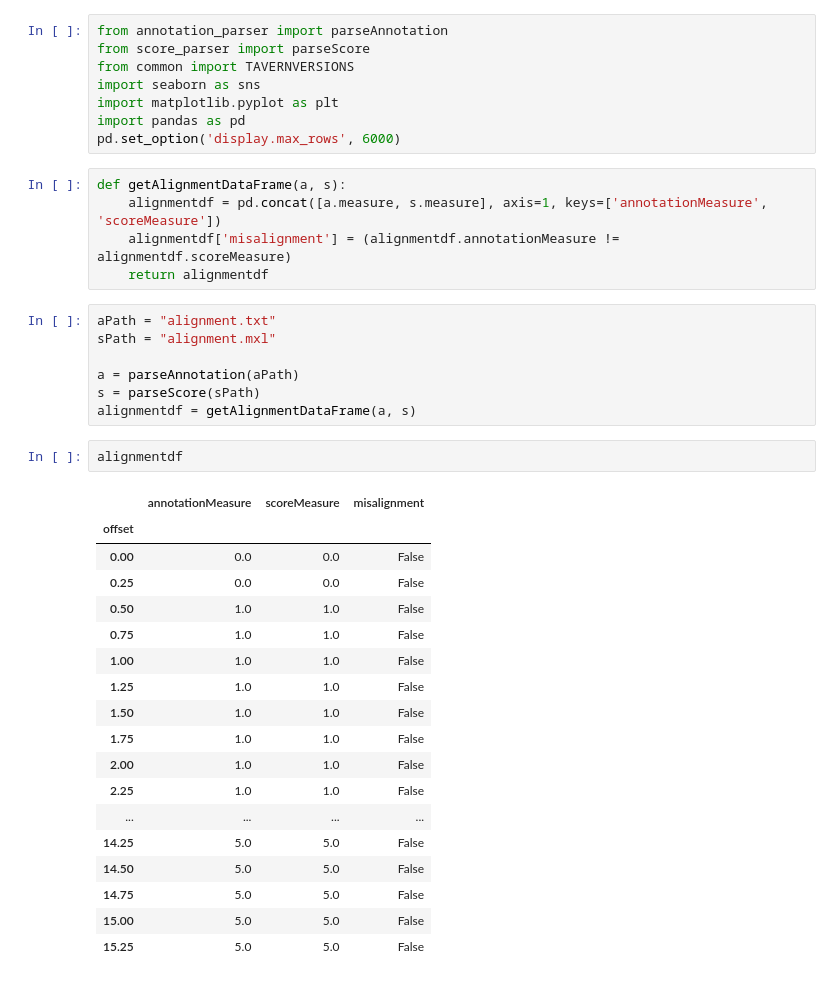
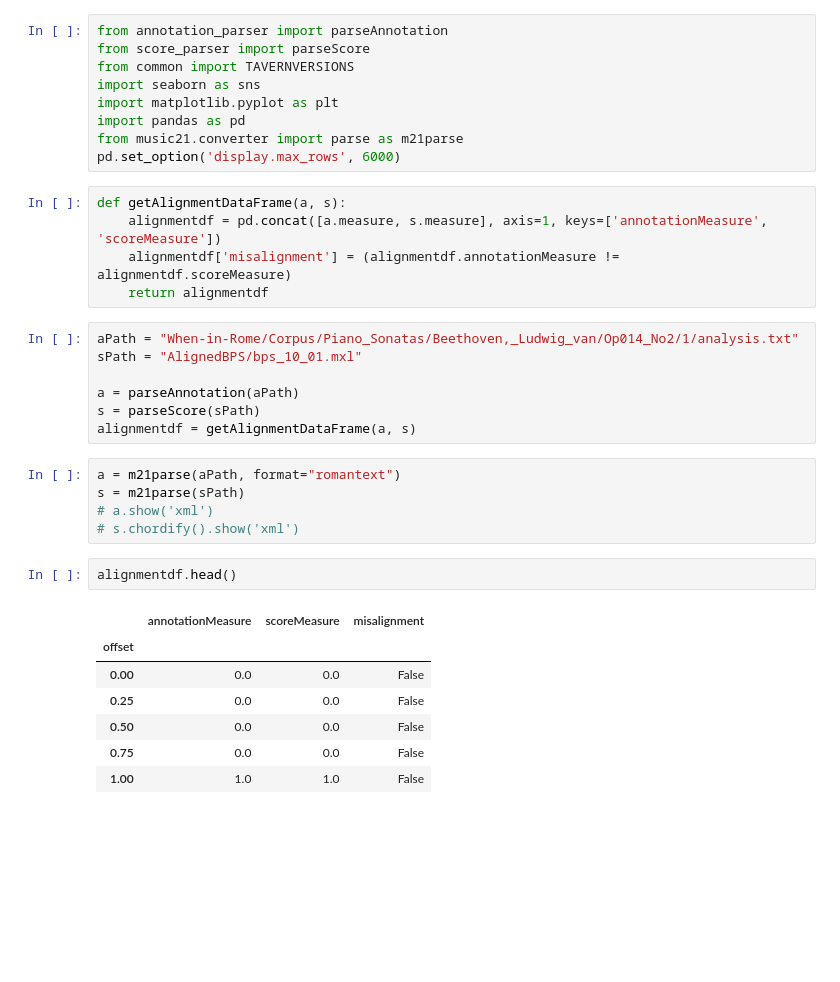
Before and after one commit to napulen/AugmentedNet, a Jupyter notebook: MeasureAlignment.ipynb, the cells around one changed output. Drawn from its saved outputs; the diff is of its cells as text; blank space fills up the shorter version.

```diff
--- a/MeasureAlignment.ipynb
+++ b/MeasureAlignment.ipynb
@@ -5,6 +5,7 @@ from common import TAVERNVERSIONS
 import seaborn as sns
 import matplotlib.pyplot as plt
 import pandas as pd
+from music21.converter import parse as m21parse
 pd.set_option('display.max_rows', 6000)
 # %%
 def getAlignmentDataFrame(a, s):
@@ -12,33 +13,27 @@ def getAlignmentDataFrame(a, s):
     alignmentdf['misalignment'] = (alignmentdf.annotationMeasure != alignmentdf.scoreMeasure)
     return alignmentdf
 # %%
-aPath = "alignment.txt"
-sPath = "alignment.mxl"
+aPath = "When-in-Rome/Corpus/Piano_Sonatas/Beethoven,_Ludwig_van/Op014_No2/1/analysis.txt"
+sPath = "AlignedBPS/bps_10_01.mxl"
 
 a = parseAnnotation(aPath)
 s = parseScore(sPath)
 alignmentdf = getAlignmentDataFrame(a, s)
+# %%
+a = m21parse(aPath, format="romantext")
+s = m21parse(sPath)
+# a.show('xml')
+# s.chordify().show('xml')
 # %%
-alignmentdf
+alignmentdf.head()
 # %% [output]
 |  | annotationMeasure | scoreMeasure | misalignment |
 | offset |  |  |  |
 | 0.00 | 0.0 | 0.0 | False |
 | 0.25 | 0.0 | 0.0 | False |
-| 0.50 | 1.0 | 1.0 | False |
-| 0.75 | 1.0 | 1.0 | False |
+| 0.50 | 0.0 | 0.0 | False |
+| 0.75 | 0.0 | 0.0 | False |
 | 1.00 | 1.0 | 1.0 | False |
-| 1.25 | 1.0 | 1.0 | False |
-| 1.50 | 1.0 | 1.0 | False |
-| 1.75 | 1.0 | 1.0 | False |
-| 2.00 | 1.0 | 1.0 | False |
-| 2.25 | 1.0 | 1.0 | False |
-| ... | ... | ... | ... |
-| 14.25 | 5.0 | 5.0 | False |
-| 14.50 | 5.0 | 5.0 | False |
-| 14.75 | 5.0 | 5.0 | False |
-| 15.00 | 5.0 | 5.0 | False |
-| 15.25 | 5.0 | 5.0 | False |
 # %%
 print('First misalignment at:')
 print(alignmentdf[alignmentdf.misalignment].head(1))
```
Also changed, not shown: parts of 3 cells of this notebook.
